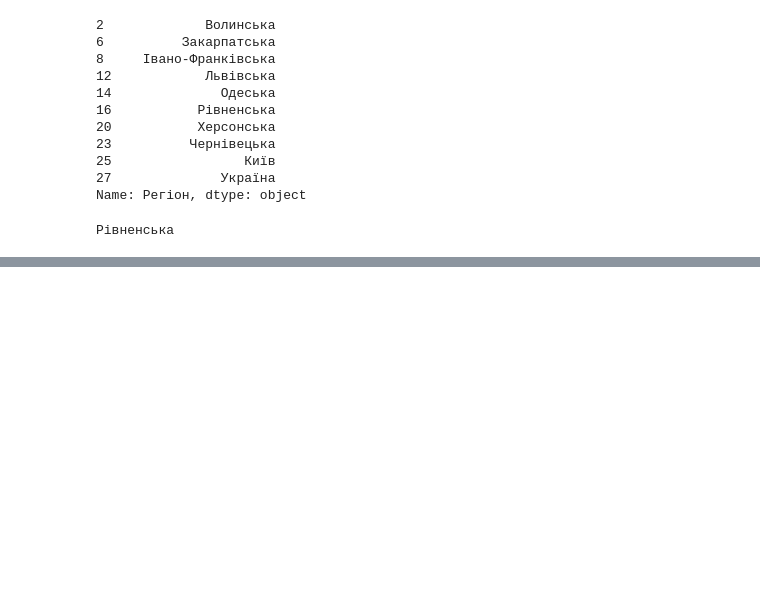
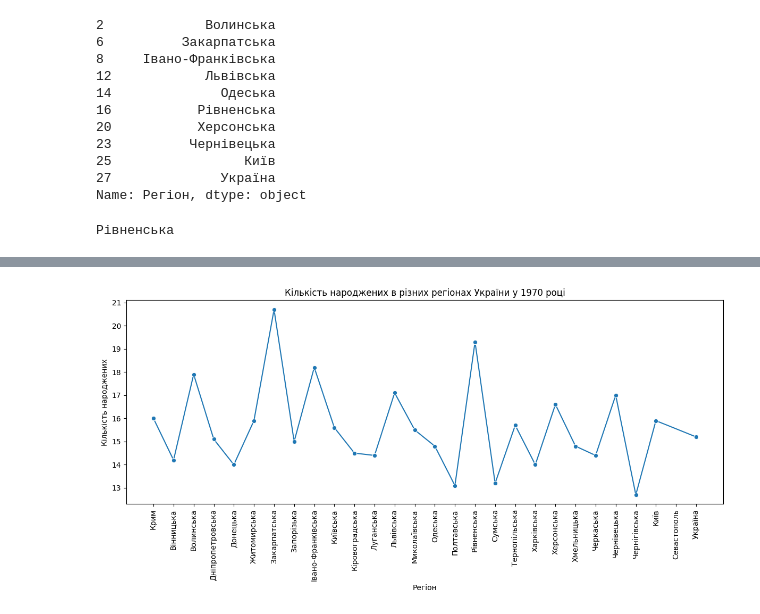
Before and after one commit to RomanTutskyi/Hw2, a Jupyter notebook: Hw2.1.ipynb, the cells around one changed output, grey strips where cells are left out. Saved outputs shown, nothing was run; the diff lists cells and outputs as text; code cells hidden in the pictures; blank space fills up the shorter version.

```diff
--- a/Hw2.1.ipynb
+++ b/Hw2.1.ipynb
@@ -288,0 +294,11 @@ Axes(0.125,0.11;0.775x0.77)
+# %%
+# Графік 2: Кількість народжених в різних регіонах в 1970 році
+plt.figure(figsize=(12, 6))
+sns.lineplot(data=table, x='Регіон', y='1970', marker='o')
+plt.xticks(rotation=90)
+plt.title('Кількість народжених в різних регіонах України у 1970 році')
+plt.xlabel('Регіон')
+plt.ylabel('Кількість народжених')
+plt.tight_layout()
+# %% [output]
+[figure, added]
```
Also changed, not shown: parts of 4 cells of this notebook.
